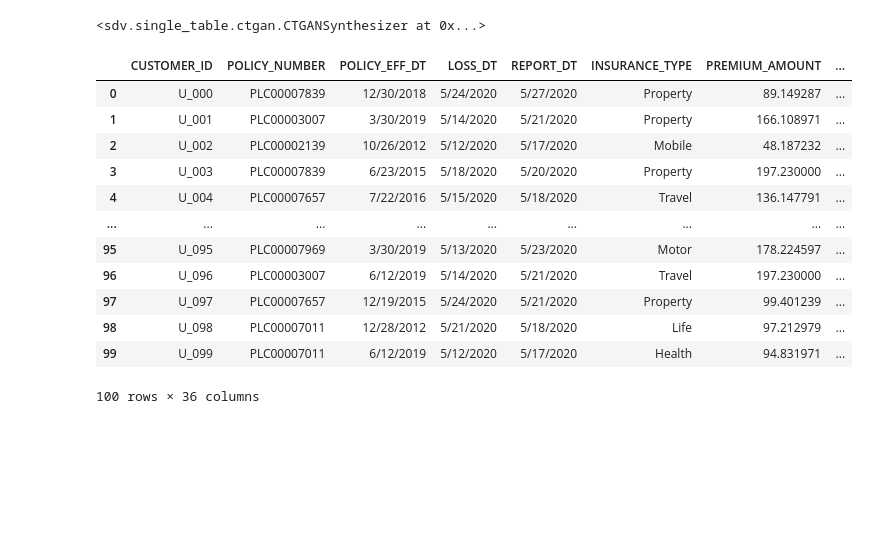
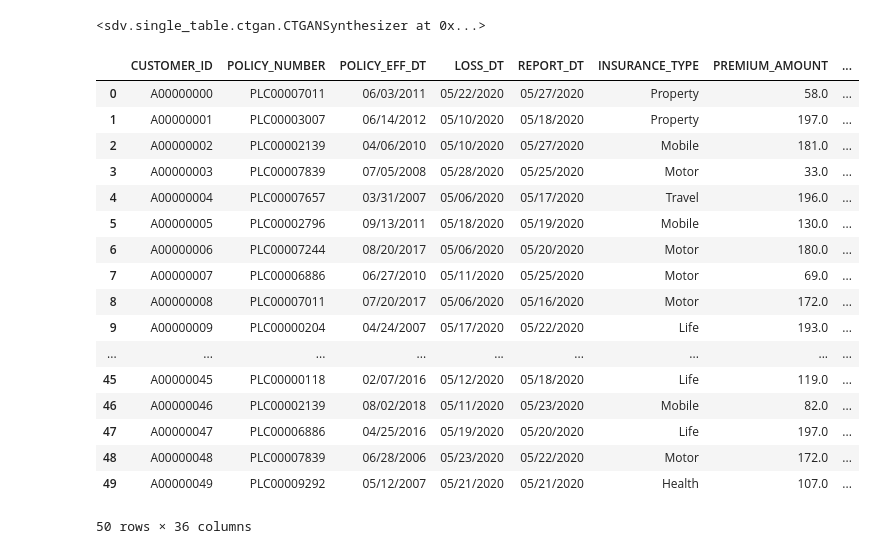
Before and after one commit to Sayuj-SUNIL/CTGAN_model_with_flask, a Jupyter notebook: ctgansynthesis.ipynb, the cells around one changed output. Drawn from its saved outputs; the diff is of its cells as text; code cells hidden in the pictures; blank space fills up the shorter version.

```diff
--- a/ctgansynthesis.ipynb
+++ b/ctgansynthesis.ipynb
@@ -50,3 +53,37 @@ df2
 | 15 | A00008033 | PLC00008152 | 1/25/2011 | 5/12/2020 | 5/17/2020 | Motor | 128.73 | ... |
 | 16 | A00007184 | PLC00000118 | 4/17/2014 | 5/13/2020 | 5/18/2020 | Property | 114.42 | ... |
 17 rows × 36 columns
+# %%
+label_encoder = LabelEncoder()
+label_mappings = {}
+
+for col in df2.columns:
+    if df2[col].dtype == 'object':
+        df2[col] = df2[col].fillna('None')  # Filling NaN values with a string for label encoding to work
+        df2[col] = label_encoder.fit_transform(df2[col])
+        label_mappings[col] = dict(zip(label_encoder.classes_, label_encoder.transform(label_encoder.classes_)))
+    if df2[col].dtype == 'datetime64[ns]':
+        df2[col] = df2[col].astype('int64')
+
+num_arr = df2.values
+
+imputer = KNNImputer(n_neighbors=2, weights="uniform")
+imputed_array = imputer.fit_transform(num_arr)
+
+# Convert the NumPy array back to a DataFrame
+df2_imputed = pd.DataFrame(imputed_array, columns=df2.columns)
+
+# Inverse transforming the encoded columns back to their original categorical form
+for col in df2_imputed.columns:
+    if col in label_mappings:
+        df2_imputed[col] = df2_imputed[col].map({v: k for k, v in label_mappings[col].items()})
+
+# Converting the 'datetime64[ns]' columns back to their original form
+for col in df2_imputed.columns:
+    if df2_imputed[col].dtype == 'int64':
+        df2_imputed[col] = pd.to_datetime(df2_imputed[col])
+# %%
+directory='outputs'
+output_file_path = os.path.join(directory, 'transformed_data.csv')
+df2=df2_imputed
+df2
@@ -59,7 +116,7 @@ synthesizer1 = CTGANSynthesizer(
 
     metadata, # required
     enforce_rounding=False,
-    epochs=300,
+    epochs=500,
     verbose=True
 )
 # %%
@@ -191,23 +329,29 @@ synthesizer1.load(
 # %% [output]
 <sdv.single_table.ctgan.CTGANSynthesizer at 0x...>
 # %%
-synthetic1_data = synthesizer1.sample(num_rows=100)
+synthetic1_data = synthesizer1.sample(num_rows=50)
 
 # save the data as a CSV
 # synthetic_data.to_csv('synthetic_data.csv', index=False)
-# %%
-synthetic1_data
-# %% [output]
-|  | CUSTOMER_ID | POLICY_NUMBER | POLICY_EFF_DT | LOSS_DT | REPORT_DT | INSURANCE_TYPE | PREMIUM_AMOUNT | ... |
-| 0 | U_000 | PLC00007839 | 12/30/2018 | 5/24/2020 | 5/27/2020 | Property | 89.149287 | ... |
-| 1 | U_001 | PLC00003007 | 3/30/2019 | 5/14/2020 | 5/21/2020 | Property | 166.108971 | ... |
-| 2 | U_002 | PLC00002139 | 10/26/2012 | 5/12/2020 | 5/17/2020 | Mobile | 48.187232 | ... |
-| 3 | U_003 | PLC00007839 | 6/23/2015 | 5/18/2020 | 5/20/2020 | Property | 197.230000 | ... |
-| 4 | U_004 | PLC00007657 | 7/22/2016 | 5/15/2020 | 5/18/2020 | Travel | 136.147791 | ... |
-| ... | ... | ... | ... | ... | ... | ... | ... | ... |
-| 95 | U_095 | PLC00007969 | 3/30/2019 | 5/13/2020 | 5/23/2020 | Motor | 178.224597 | ... |
-| 96 | U_096 | PLC00003007 | 6/12/2019 | 5/14/2020 | 5/21/2020 | Travel | 197.230000 | ... |
-| 97 | U_097 | PLC00007657 | 12/19/2015 | 5/24/2020 | 5/21/2020 | Property | 99.401239 | ... |
-| 98 | U_098 | PLC00007011 | 12/28/2012 | 5/21/2020 | 5/18/2020 | Life | 97.212979 | ... |
-| 99 | U_099 | PLC00007011 | 6/12/2019 | 5/12/2020 | 5/17/2020 | Health | 94.831971 | ... |
-100 rows × 36 columns
+# %%
+synthetic1_data.round() #this round out all the float values in the dataframe
+#trial=pd.DataFrame(synthetic1_data) use this command to copy the values into trial and then continue manipulation
+# %% [output]
+|  | CUSTOMER_ID | POLICY_NUMBER | POLICY_EFF_DT | LOSS_DT | REPORT_DT | INSURANCE_TYPE | PREMIUM_AMOUNT | ... |
+| 0 | A00000000 | PLC00007011 | 06/03/2011 | 05/22/2020 | 05/27/2020 | Property | 58.0 | ... |
+| 1 | A00000001 | PLC00003007 | 06/14/2012 | 05/10/2020 | 05/18/2020 | Property | 197.0 | ... |
+| 2 | A00000002 | PLC00002139 | 04/06/2010 | 05/10/2020 | 05/27/2020 | Mobile | 181.0 | ... |
+| 3 | A00000003 | PLC00007839 | 07/05/2008 | 05/28/2020 | 05/25/2020 | Motor | 33.0 | ... |
+| 4 | A00000004 | PLC00007657 | 03/31/2007 | 05/06/2020 | 05/17/2020 | Travel | 196.0 | ... |
+| 5 | A00000005 | PLC00002796 | 09/13/2011 | 05/18/2020 | 05/19/2020 | Mobile | 130.0 | ... |
+| 6 | A00000006 | PLC00007244 | 08/20/2017 | 05/06/2020 | 05/20/2020 | Motor | 180.0 | ... |
+| 7 | A00000007 | PLC00006886 | 06/27/2010 | 05/11/2020 | 05/25/2020 | Motor | 69.0 | ... |
+| 8 | A00000008 | PLC00007011 | 07/20/2017 | 05/06/2020 | 05/16/2020 | Motor | 172.0 | ... |
+| 9 | A00000009 | PLC00000204 | 04/24/2007 | 05/17/2020 | 05/22/2020 | Life | 193.0 | ... |
+| ... | ... | ... | ... | ... | ... | ... | ... | ... |
+| 45 | A00000045 | PLC00000118 | 02/07/2016 | 05/12/2020 | 05/18/2020 | Life | 119.0 | ... |
+| 46 | A00000046 | PLC00002139 | 08/02/2018 | 05/11/2020 | 05/23/2020 | Mobile | 82.0 | ... |
+| 47 | A00000047 | PLC00006886 | 04/25/2016 | 05/19/2020 | 05/20/2020 | Life | 197.0 | ... |
+| 48 | A00000048 | PLC00007839 | 06/28/2006 | 05/23/2020 | 05/22/2020 | Motor | 172.0 | ... |
+| 49 | A00000049 | PLC00009292 | 05/12/2007 | 05/21/2020 | 05/21/2020 | Health | 107.0 | ... |
+50 rows × 36 columns
```
Also changed, not shown: parts of 15 cells of this notebook, 4 other files.
